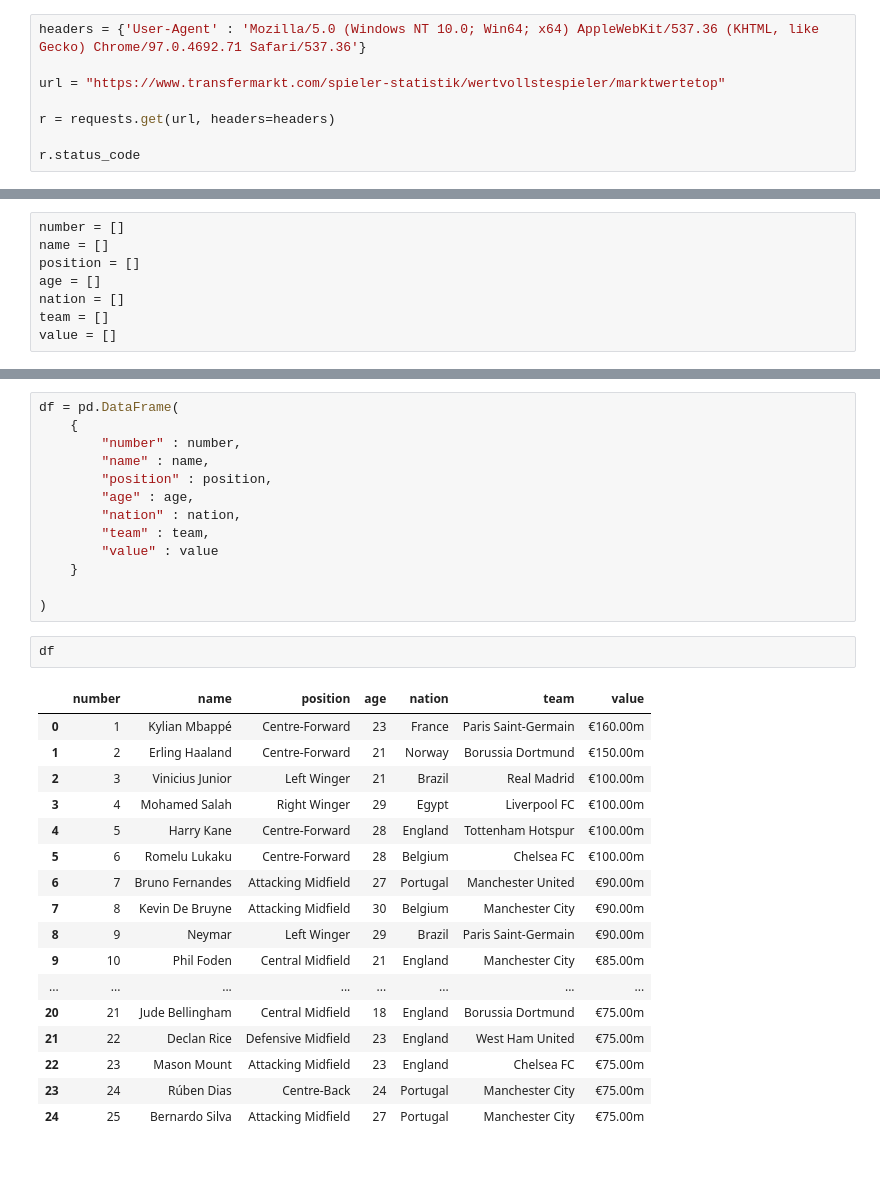
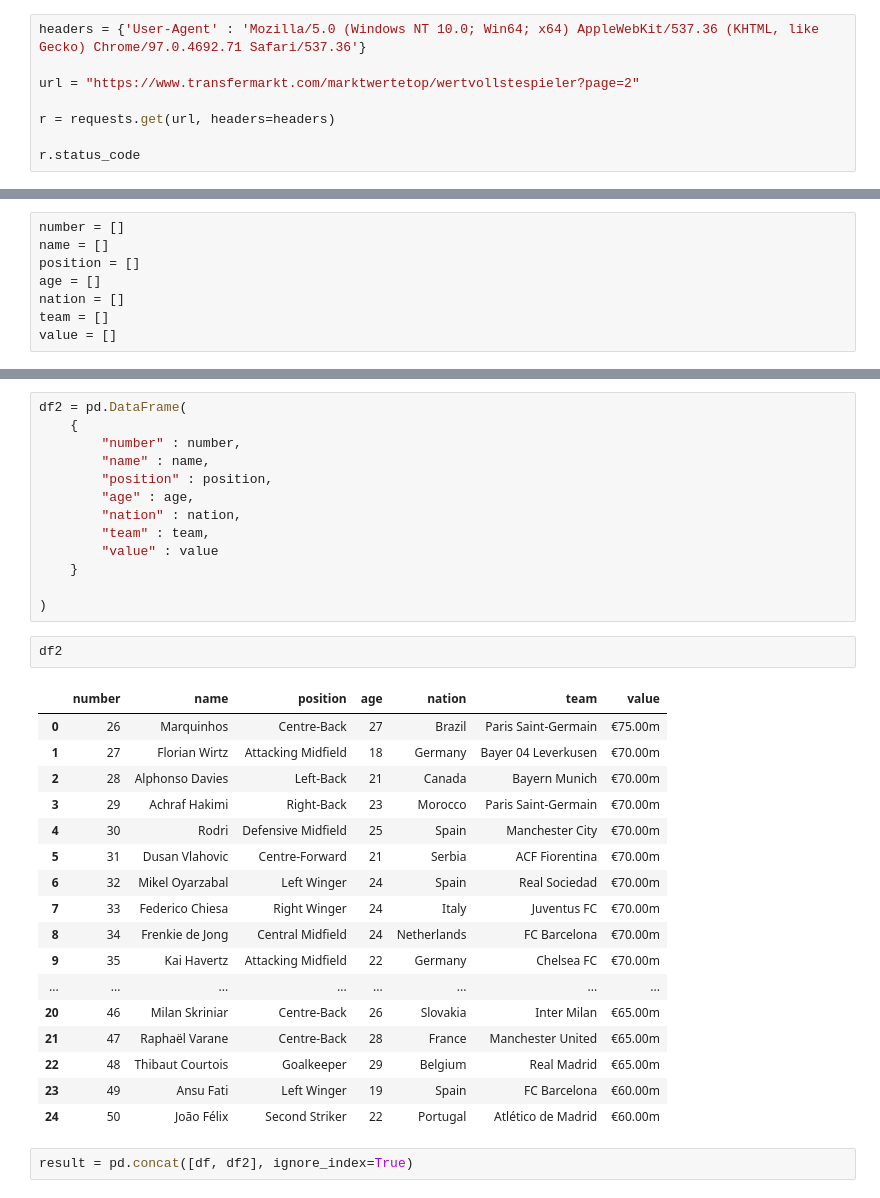
Before and after one commit to sanha9999/EDA_project, a Jupyter notebook: Analysis of soccer players/transfermarkt crawling.ipynb, the cells around one changed output, grey strips where cells are left out. Saved outputs shown, nothing was run; the diff lists cells and outputs as text; blank space fills up the shorter version.

```diff
--- a/Analysis of soccer players/transfermarkt crawling.ipynb
+++ b/Analysis of soccer players/transfermarkt crawling.ipynb
@@ -6,7 +6,7 @@ import time
 # %%
 headers = {'User-Agent' : 'Mozilla/5.0 (Windows NT 10.0; Win64; x64) AppleWebKit/537.36 (KHTML, like Gecko) Chrome/97.0.4692.71 Safari/537.36'}
 
-url = "https://www.transfermarkt.com/spieler-statistik/wertvollstespieler/marktwertetop"
+url = "https://www.transfermarkt.com/marktwertetop/wertvollstespieler?page=2"
 
 r = requests.get(url, headers=headers)
 
@@ -70,5 +70,5 @@ print(value)
 # %%
-df = pd.DataFrame(
+df2 = pd.DataFrame(
     {
         "number" : number,
         "name" : name,
@@ -80,23 +80,25 @@ df = pd.DataFrame(
     }
 
 )
-# %%
-df
-# %% [output]
-|  | number | name | position | age | nation | team | value |
-| 0 | 1 | Kylian Mbappé | Centre-Forward | 23 | France | Paris Saint-Germain | €160.00m |
-| 1 | 2 | Erling Haaland | Centre-Forward | 21 | Norway | Borussia Dortmund | €150.00m |
-| 2 | 3 | Vinicius Junior | Left Winger | 21 | Brazil | Real Madrid | €100.00m |
-| 3 | 4 | Mohamed Salah | Right Winger | 29 | Egypt | Liverpool FC | €100.00m |
-| 4 | 5 | Harry Kane | Centre-Forward | 28 | England | Tottenham Hotspur | €100.00m |
-| 5 | 6 | Romelu Lukaku | Centre-Forward | 28 | Belgium | Chelsea FC | €100.00m |
-| 6 | 7 | Bruno Fernandes | Attacking Midfield | 27 | Portugal | Manchester United | €90.00m |
-| 7 | 8 | Kevin De Bruyne | Attacking Midfield | 30 | Belgium | Manchester City | €90.00m |
-| 8 | 9 | Neymar | Left Winger | 29 | Brazil | Paris Saint-Germain | €90.00m |
-| 9 | 10 | Phil Foden | Central Midfield | 21 | England | Manchester City | €85.00m |
-| ... | ... | ... | ... | ... | ... | ... | ... |
-| 20 | 21 | Jude Bellingham | Central Midfield | 18 | England | Borussia Dortmund | €75.00m |
-| 21 | 22 | Declan Rice | Defensive Midfield | 23 | England | West Ham United | €75.00m |
-| 22 | 23 | Mason Mount | Attacking Midfield | 23 | England | Chelsea FC | €75.00m |
-| 23 | 24 | Rúben Dias | Centre-Back | 24 | Portugal | Manchester City | €75.00m |
-| 24 | 25 | Bernardo Silva | Attacking Midfield | 27 | Portugal | Manchester City | €75.00m |
+# %%
+df2
+# %% [output]
+|  | number | name | position | age | nation | team | value |
+| 0 | 26 | Marquinhos | Centre-Back | 27 | Brazil | Paris Saint-Germain | €75.00m |
+| 1 | 27 | Florian Wirtz | Attacking Midfield | 18 | Germany | Bayer 04 Leverkusen | €70.00m |
+| 2 | 28 | Alphonso Davies | Left-Back | 21 | Canada | Bayern Munich | €70.00m |
+| 3 | 29 | Achraf Hakimi | Right-Back | 23 | Morocco | Paris Saint-Germain | €70.00m |
+| 4 | 30 | Rodri | Defensive Midfield | 25 | Spain | Manchester City | €70.00m |
+| 5 | 31 | Dusan Vlahovic | Centre-Forward | 21 | Serbia | ACF Fiorentina | €70.00m |
+| 6 | 32 | Mikel Oyarzabal | Left Winger | 24 | Spain | Real Sociedad | €70.00m |
+| 7 | 33 | Federico Chiesa | Right Winger | 24 | Italy | Juventus FC | €70.00m |
+| 8 | 34 | Frenkie de Jong | Central Midfield | 24 | Netherlands | FC Barcelona | €70.00m |
+| 9 | 35 | Kai Havertz | Attacking Midfield | 22 | Germany | Chelsea FC | €70.00m |
+| ... | ... | ... | ... | ... | ... | ... | ... |
+| 20 | 46 | Milan Skriniar | Centre-Back | 26 | Slovakia | Inter Milan | €65.00m |
+| 21 | 47 | Raphaël Varane | Centre-Back | 28 | France | Manchester United | €65.00m |
+| 22 | 48 | Thibaut Courtois | Goalkeeper | 29 | Belgium | Real Madrid | €65.00m |
+| 23 | 49 | Ansu Fati | Left Winger | 19 | Spain | FC Barcelona | €60.00m |
+| 24 | 50 | João Félix | Second Striker | 22 | Portugal | Atlético de Madrid | €60.00m |
+# %%
+result = pd.concat([df, df2], ignore_index=True)
```
Also changed, not shown: parts of 5 cells of this notebook.
